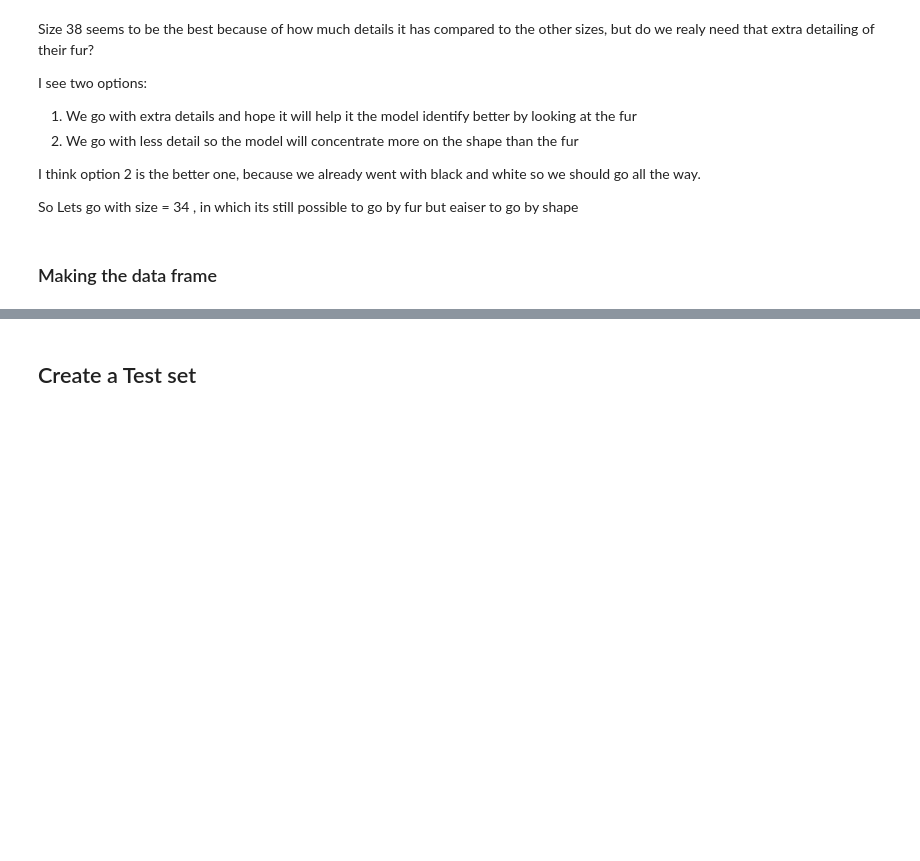
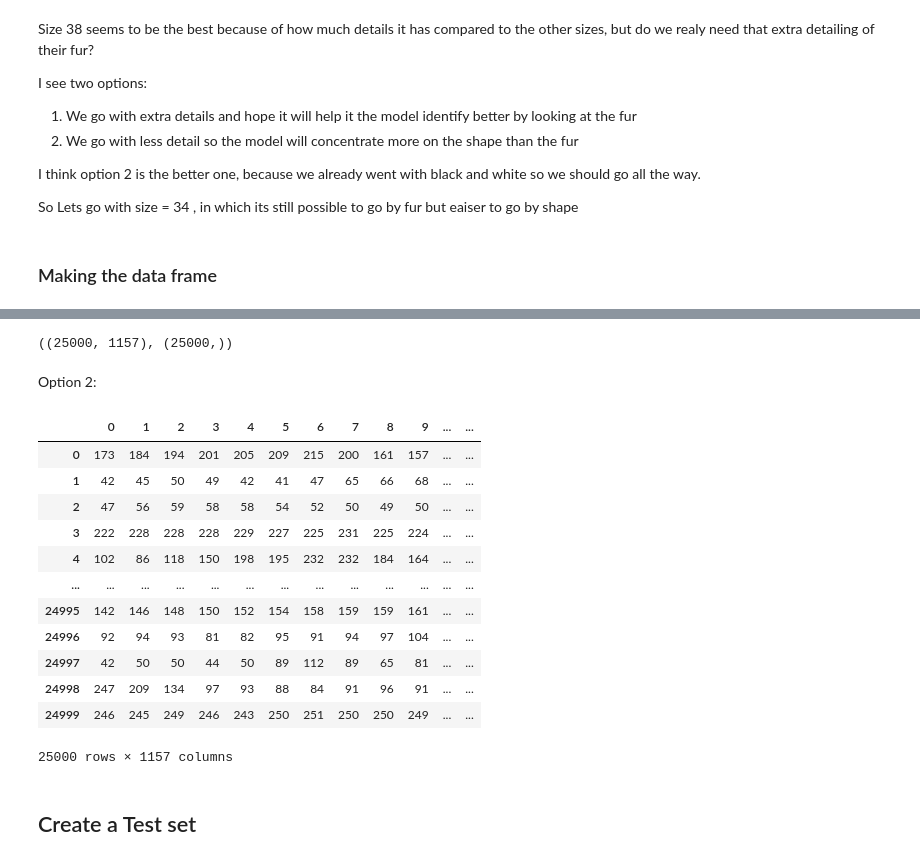
Before and after one commit to Inon-Sinn/Project-Gmar-2, a Jupyter notebook: Part 3 Cats and Dogs.ipynb, the cells around one changed output, grey strips where cells are left out. Saved outputs shown, nothing was run; the diff lists cells and outputs as text; code cells hidden in the pictures; blank space fills up the shorter version.

```diff
--- a/Part 3 Cats and Dogs.ipynb
+++ b/Part 3 Cats and Dogs.ipynb
@@ -131,2 +155,48 @@ size = 34
+# %%
+X.shape,Y.shape
+# %% [output]
+((25000, 1157), (25000,))
+# %% [markdown]
+Option 2:
+# %%
+def create_data_frame(path,Size):
+    training_data=[]
+    images = os.listdir(path)
+    for img in images:
+        if 'dog' in img:
+            training_data.append(0)
+        else:
+            training_data.append(1)
+    df = pd.DataFrame({"filename": images, "label": training_data})
+    temp_df = pd.DataFrame()
+    for i in range(len(df)):
+        img = cv2.imread(os.path.join(f'{path}', images[i]), 0)
+        img_resized = cv2.resize(img, (Size,Size),interpolation = cv2.INTER_AREA)
+        img_reshape = img_resized.reshape(Size*Size)
+        newRow = pd.DataFrame(img_reshape)
+        temp_df = pd.concat([temp_df,newRow],axis=1)
+
+    newDf = temp_df.transpose()
+    newDf.reset_index(drop=True,inplace=True)
+    newDf['label'] = df['label']
+    return newDf
+# %%
+df = create_data_frame(path,size)
+# %%
+df
+# %% [output]
+|  | 0 | 1 | 2 | 3 | 4 | 5 | 6 | 7 | 8 | 9 | ... | ... |
+| 0 | 173 | 184 | 194 | 201 | 205 | 209 | 215 | 200 | 161 | 157 | ... | ... |
+| 1 | 42 | 45 | 50 | 49 | 42 | 41 | 47 | 65 | 66 | 68 | ... | ... |
+| 2 | 47 | 56 | 59 | 58 | 58 | 54 | 52 | 50 | 49 | 50 | ... | ... |
+| 3 | 222 | 228 | 228 | 228 | 229 | 227 | 225 | 231 | 225 | 224 | ... | ... |
+| 4 | 102 | 86 | 118 | 150 | 198 | 195 | 232 | 232 | 184 | 164 | ... | ... |
+| ... | ... | ... | ... | ... | ... | ... | ... | ... | ... | ... | ... | ... |
+| 24995 | 142 | 146 | 148 | 150 | 152 | 154 | 158 | 159 | 159 | 161 | ... | ... |
+| 24996 | 92 | 94 | 93 | 81 | 82 | 95 | 91 | 94 | 97 | 104 | ... | ... |
+| 24997 | 42 | 50 | 50 | 44 | 50 | 89 | 112 | 89 | 65 | 81 | ... | ... |
+| 24998 | 247 | 209 | 134 | 97 | 93 | 88 | 84 | 91 | 96 | 91 | ... | ... |
+| 24999 | 246 | 245 | 249 | 246 | 243 | 250 | 251 | 250 | 250 | 249 | ... | ... |
+25000 rows × 1157 columns
 # %% [markdown]
 ## Create a Test set
```
Also changed, not shown: parts of 30 cells of this notebook.
